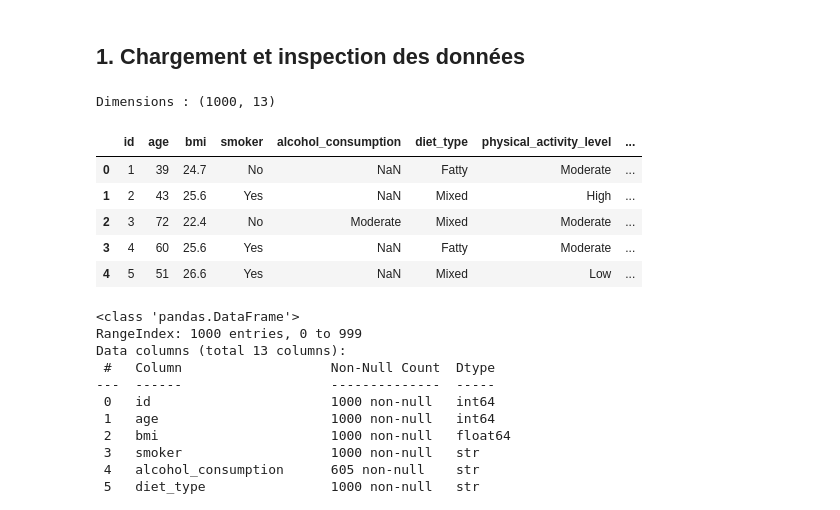
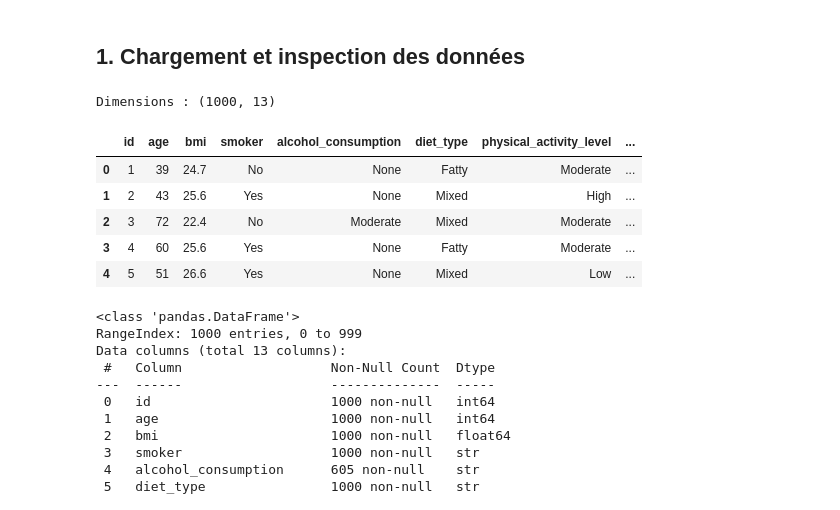
Before and after one commit to FreudArthur/Data-Science, a Jupyter notebook: notebook/analyse_risque_prostate.ipynb, the cells around one changed output. Saved outputs shown, nothing was run; the diff lists cells and outputs as text; code cells hidden in the pictures.

```diff
--- a/notebook/analyse_risque_prostate.ipynb
+++ b/notebook/analyse_risque_prostate.ipynb
@@ -24,17 +24,17 @@ from scipy import stats
 # %% [markdown]
 ## 1. Chargement et inspection des données
 # %%
-df = pd.read_csv('synthetic_prostate_cancer_risk.csv')
+df = pd.read_csv('../data/synthetic_prostate_cancer_risk.csv', keep_default_na=False)
 print("Dimensions :", df.shape)
 df.head()
 # %% [output]
 Dimensions : (1000, 13)
 |  | id | age | bmi | smoker | alcohol_consumption | diet_type | physical_activity_level | ... |
-| 0 | 1 | 39 | 24.7 | No | NaN | Fatty | Moderate | ... |
-| 1 | 2 | 43 | 25.6 | Yes | NaN | Mixed | High | ... |
+| 0 | 1 | 39 | 24.7 | No | None | Fatty | Moderate | ... |
+| 1 | 2 | 43 | 25.6 | Yes | None | Mixed | High | ... |
 | 2 | 3 | 72 | 22.4 | No | Moderate | Mixed | Moderate | ... |
-| 3 | 4 | 60 | 25.6 | Yes | NaN | Fatty | Moderate | ... |
-| 4 | 5 | 51 | 26.6 | Yes | NaN | Mixed | Low | ... |
+| 3 | 4 | 60 | 25.6 | Yes | None | Fatty | Moderate | ... |
+| 4 | 5 | 51 | 26.6 | Yes | None | Mixed | Low | ... |
 # %%
 df.info()
 # %% [output]
```
Also changed, not shown: parts of 1 cell of this notebook.
